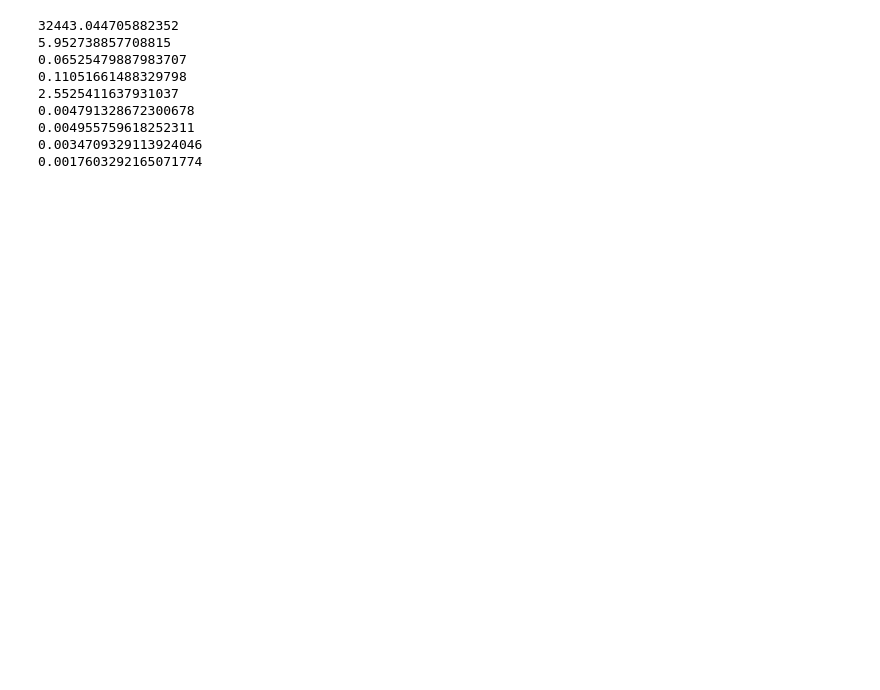
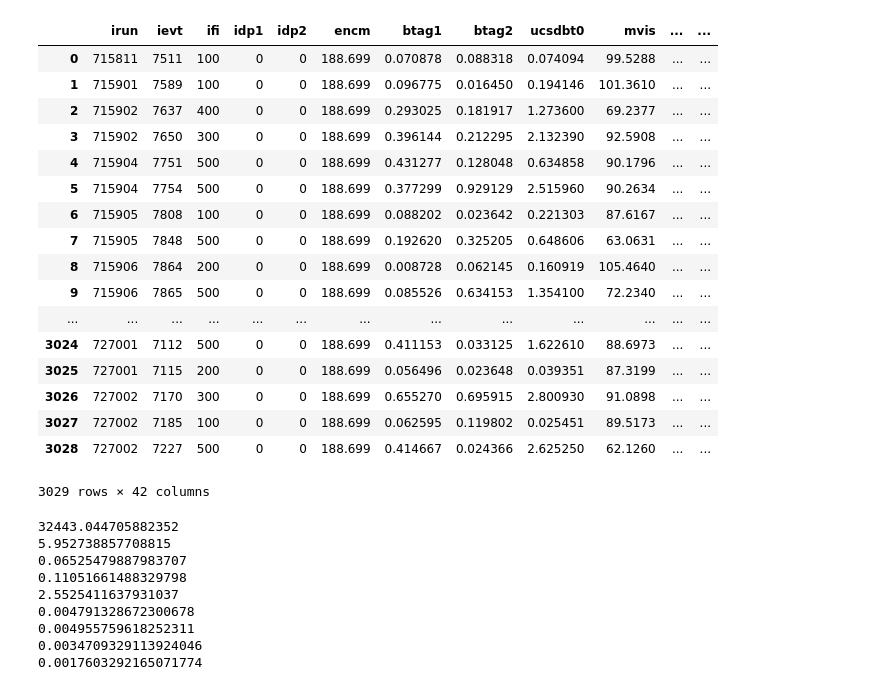
Before and after one commit to irenecortinovis/HiggsSearch-LEP, a Jupyter notebook: scan_events.ipynb, the cells around one changed output. Drawn from its saved outputs; the diff is of its cells as text; code cells hidden in the pictures; blank space fills up the shorter version.

```diff
--- a/scan_events.ipynb
+++ b/scan_events.ipynb
@@ -42,6 +42,27 @@ for channel in channels:
     #fill dataframes lists
     df_names.append(dfname)
     df_list.append(vars()[dfname])
+# %%
+df_qq
+# %% [output]
+|  | irun | ievt | ifi | idp1 | idp2 | encm | btag1 | btag2 | ucsdbt0 | mvis | ... | ... |
+| 0 | 715811 | 7511 | 100 | 0 | 0 | 188.699 | 0.070878 | 0.088318 | 0.074094 | 99.5288 | ... | ... |
+| 1 | 715901 | 7589 | 100 | 0 | 0 | 188.699 | 0.096775 | 0.016450 | 0.194146 | 101.3610 | ... | ... |
+| 2 | 715902 | 7637 | 400 | 0 | 0 | 188.699 | 0.293025 | 0.181917 | 1.273600 | 69.2377 | ... | ... |
+| 3 | 715902 | 7650 | 300 | 0 | 0 | 188.699 | 0.396144 | 0.212295 | 2.132390 | 92.5908 | ... | ... |
+| 4 | 715904 | 7751 | 500 | 0 | 0 | 188.699 | 0.431277 | 0.128048 | 0.634858 | 90.1796 | ... | ... |
+| 5 | 715904 | 7754 | 500 | 0 | 0 | 188.699 | 0.377299 | 0.929129 | 2.515960 | 90.2634 | ... | ... |
+| 6 | 715905 | 7808 | 100 | 0 | 0 | 188.699 | 0.088202 | 0.023642 | 0.221303 | 87.6167 | ... | ... |
+| 7 | 715905 | 7848 | 500 | 0 | 0 | 188.699 | 0.192620 | 0.325205 | 0.648606 | 63.0631 | ... | ... |
+| 8 | 715906 | 7864 | 200 | 0 | 0 | 188.699 | 0.008728 | 0.062145 | 0.160919 | 105.4640 | ... | ... |
+| 9 | 715906 | 7865 | 500 | 0 | 0 | 188.699 | 0.085526 | 0.634153 | 1.354100 | 72.2340 | ... | ... |
+| ... | ... | ... | ... | ... | ... | ... | ... | ... | ... | ... | ... | ... |
+| 3024 | 727001 | 7112 | 500 | 0 | 0 | 188.699 | 0.411153 | 0.033125 | 1.622610 | 88.6973 | ... | ... |
+| 3025 | 727001 | 7115 | 200 | 0 | 0 | 188.699 | 0.056496 | 0.023648 | 0.039351 | 87.3199 | ... | ... |
+| 3026 | 727002 | 7170 | 300 | 0 | 0 | 188.699 | 0.655270 | 0.695915 | 2.800930 | 91.0898 | ... | ... |
+| 3027 | 727002 | 7185 | 100 | 0 | 0 | 188.699 | 0.062595 | 0.119802 | 0.025451 | 89.5173 | ... | ... |
+| 3028 | 727002 | 7227 | 500 | 0 | 0 | 188.699 | 0.414667 | 0.024366 | 2.625250 | 62.1260 | ... | ... |
+3029 rows × 42 columns
 # %%
 #function that finds number of events in dataframe
 #it identifies an events by pair event number and run number
```
Also changed, not shown: parts of 1 cell of this notebook.
